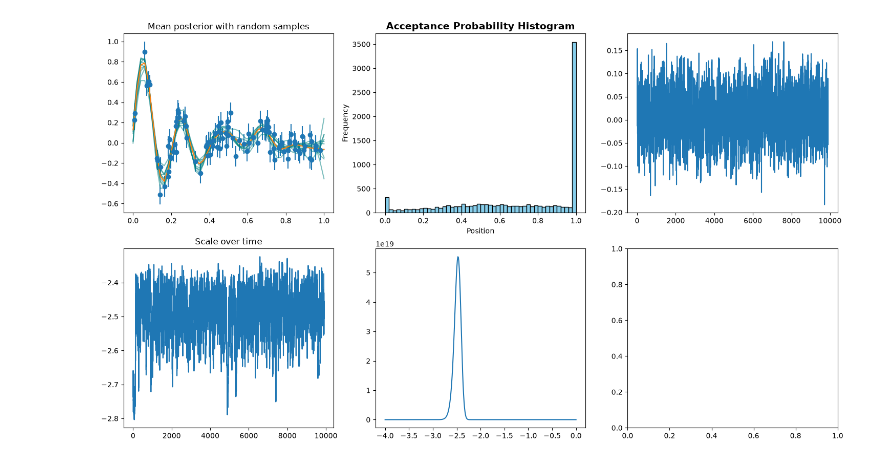
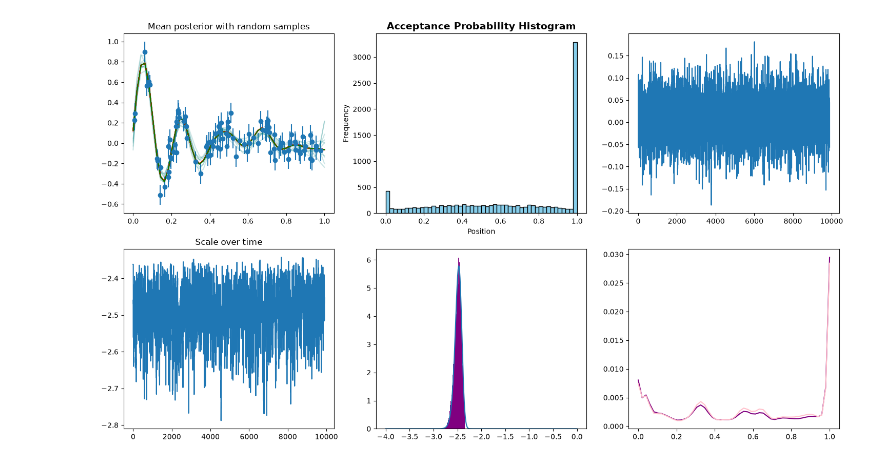
Before and after one commit to dtfrake/hmc-dust, a Jupyter notebook: fitting_scale.ipynb, the cells around one changed output. Drawn from its saved outputs; the diff is of its cells as text; code cells hidden in the pictures.

```diff
--- a/fitting_scale.ipynb
+++ b/fitting_scale.ipynb
@@ -32,8 +32,8 @@ shape = (num_dimensions, num_dimensions)
 dist_matrix = jnp.fromfunction(dist_function, shape)
 
 diagonal_values = jnp.ones(num_data)*noise_magnitude_on_each_point**2
-def cov_kernel(scale):
-    return rbf_kernel(dist_matrix, scale)
+def cov_kernel(logscale):
+    return rbf_kernel(dist_matrix, logscale)
 cov_data_matrix = jnp.diag(diagonal_values)
 inv_cov_data_matrix = jnp.linalg.inv(cov_data_matrix)
 
@@ -53,9 +53,6 @@ def response(model_values):
 #R = R.at[jnp.arange(num_data), observed_indices].set(1);
 R = jax.jacobian(response)(fixed_points_linspace)
 
-#D = cov_prior_matrix - cov_prior_matrix @ R.T @ jnp.linalg.inv(R @ cov_prior_matrix @ R.T + cov_data_matrix) @ R @ cov_prior_matrix;
-#M = cov_prior_matrix @ R.T @ jnp.linalg.inv(R @ cov_prior_matrix @ R.T + cov_data_matrix) @ y_obs
-#L_D = jnp.linalg.cholesky(D)
 def KL_div_between_two_Gaussians(x1, cov1, x2, cov2, num_dimensions):
     L2 = jnp.linalg.cholesky(cov2)
 
@@ -94,7 +91,7 @@ def negative_logdensity(x):
 
 sampler = HMCSampler(
     negative_logdensity=negative_logdensity,
-    num_integration_steps=5,
+    num_integration_steps=10,
     step_size=0.2,
     inv_mass_matrix = jnp.array(np.load('correlated_scale_cov_matrix.npy')),
     alpha=1.0
@@ -112,34 +109,9 @@ overall_position_arr_plus_scales, overall_momentum_arr, accept_prob_arr = sample
     rng_key=rng
 )
 
-scales = overall_position_arr_plus_scales[:, 0]
+logscales = overall_position_arr_plus_scales[:, 0]
 overall_position_arr = overall_position_arr_plus_scales[:, 1:]
 # %%
-
-
-num_good_samples = num_overall_steps - burn_in
-time_arr = jnp.arange(num_good_samples)
-fig, axes = plt.subplots(2, 3, figsize=(18, 10))
-mean_position = overall_position_arr.sum(axis=0)/num_good_samples
-axes[0][0].errorbar(x_obs, y_obs, yerr=y_obs_err, fmt='o', label='Observations')
-
-for i in range (0, 10):
-    axes[0][0].plot(fixed_points_linspace, overall_position_arr[100*i, :], color = "teal", alpha = 0.5);
-axes[0][0].plot(fixed_points_linspace, mean_position)
-axes[0][0].set_title("Mean posterior with random samples")
-
-axes[0][1].hist(accept_prob_arr, bins=50, edgecolor='black', color='skyblue')
-
-# Add labels and a title to make it readable
-axes[0][1].set_title('Acceptance Probability Histogram', fontsize=14, fontweight='bold')
-axes[0][1].set_xlabel('Position')
-axes[0][1].set_ylabel('Frequency')
-
-axes[0][2].plot(time_arr, overall_position_arr[:, 30])
-axes[1][0].set_title("Scale over time")
-axes[1][0].plot(time_arr, scales)
-
-
 logscale_grid = jnp.linspace(-4, 0, 400)
 
 def log_p_scale_given_data(logscale):
@@ -153,7 +125,6 @@ def log_p_scale_given_data(logscale):
     #return -0.5*y_obs @ jnp.linalg.solve(cov_on_data_given_scale, y_obs)
     #return 0.5*logdet
 
-# I HAVE NOT TESTED THIS 7/8
 def draw_sample(noise, logscale):
     cov_prior = cov_kernel(logscale)
     D_inv = jnp.linalg.inv(cov_prior) + R.T @ jnp.linalg.solve(cov_data_matrix, R)
@@ -161,10 +132,59 @@ def draw_sample(noise, logscale):
     L_D_inv = jnp.linalg.cholesky(D_inv)
     return jnp.linalg.solve(L_D_inv.T, noise) + M
 
-num_samples = 100
+num_samples = 1000
 posterior = jnp.exp(jax.vmap(log_p_scale_given_data)(logscale_grid))
 rng, k1, k2 = jr.split(rng, 3)
 logscale_samples = jr.choice(k1, logscale_grid, p=posterior, shape=(num_samples,))
+noise = jr.normal(k2, (num_samples, num_dimensions))
+samples = jax.vmap(draw_sample)(noise, logscale_samples)
+mean_sample = jnp.mean(samples, axis = 0)
+num_good_samples = num_overall_steps - burn_in
+time_arr = jnp.arange(num_good_samples)
+fig, axes = plt.subplots(2, 3, figsize=(18, 10))
+mean_position = overall_position_arr.sum(axis=0)/num_good_samples
+axes[0][0].errorbar(x_obs, y_obs, yerr=y_obs_err, fmt='o', label='Observations')
 
-axes[1][1].plot(logscale_grid, posterior)
+for i in range (0, 10):
+    axes[0][0].plot(fixed_points_linspace, overall_position_arr[100*i, :], color = "teal", alpha = 0.2);
+    axes[0][0].plot(fixed_points_linspace, mean_sample, color = "red", alpha = 1)
+axes[0][0].plot(fixed_points_linspace, mean_position, color = "green", alpha = 1)
+axes[0][0].set_title("Mean posterior with random samples")
+
+axes[0][1].hist(accept_prob_arr, bins=50, edgecolor='black', color='skyblue')
+
+# Add labels and a title to make it readable
+axes[0][1].set_title('Acceptance Probability Histogram', fontsize=14, fontweight='bold')
+axes[0][1].set_xlabel('Position')
+axes[0][1].set_ylabel('Frequency')
+
+axes[0][2].plot(time_arr, overall_position_arr[:, 30])
+axes[1][0].set_title("Scale over time")
+axes[1][0].plot(time_arr, logscales)
+
+area_under_curve = np.trapezoid(posterior, logscale_grid)
+normalized_posterior = posterior / area_under_curve
+axes[1][1].plot(logscale_grid, normalized_posterior)
+axes[1][1].hist(logscales, bins = 50, color = "purple", density = True)
+cov_correlated_HMC_samples = jnp.cov(overall_position_arr, rowvar = False)
+cov_analytical_samples = jnp.cov(samples, rowvar = False)
+axes[1][2].plot(fixed_points_linspace, jnp.diag(cov_correlated_HMC_samples), color = "purple")
+axes[1][2].plot(fixed_points_linspace, jnp.diag(cov_analytical_samples), color = "pink")
+var_analytical_scale_samples = jnp.var(logscale_samples)
+var_HMC_scale_samples = jnp.var(logscales)
+print(f"Comparision of scale variance between HMC and analytical samples: {var_HMC_scale_samples} vs {var_analytical_scale_samples}")
+KL_div = KL_div_between_two_Gaussians(mean_sample, cov_analytical_samples, mean_position, cov_correlated_HMC_samples, num_dimensions)/num_dimensions
+print(f"KL divergence between HMC samples and analytical posterior samples per dimension: {KL_div}")
+
+posterior_samples = overall_position_arr_plus_scales[np.newaxis, :, :]  # add chain axis -> (1, num_samples, 50)
+
+idata = az.from_dict({"posterior": {"theta": posterior_samples}})
+param_index = 0  # which of your 50 parameters you want
+
+az.plot_autocorr(idata, var_names="theta", coords={"theta_dim_0": [param_index]})
+
+ess_all = az.ess(idata, var_names="theta")  # a Dataset, ESS for all 50 parameters at once
+
+ess_param = ess_all["theta"].sel(theta_dim_0=param_index).values
+print(f"ESS for parameter {param_index}: {ess_param}")
 # %% [output]
@@ -172 +194 @@ axes[1][1].plot(logscale_grid, posterior)
-[figure, old version]
+[figure, new version]
```
Also changed, not shown: parts of 2 cells of this notebook, 11 other files.
